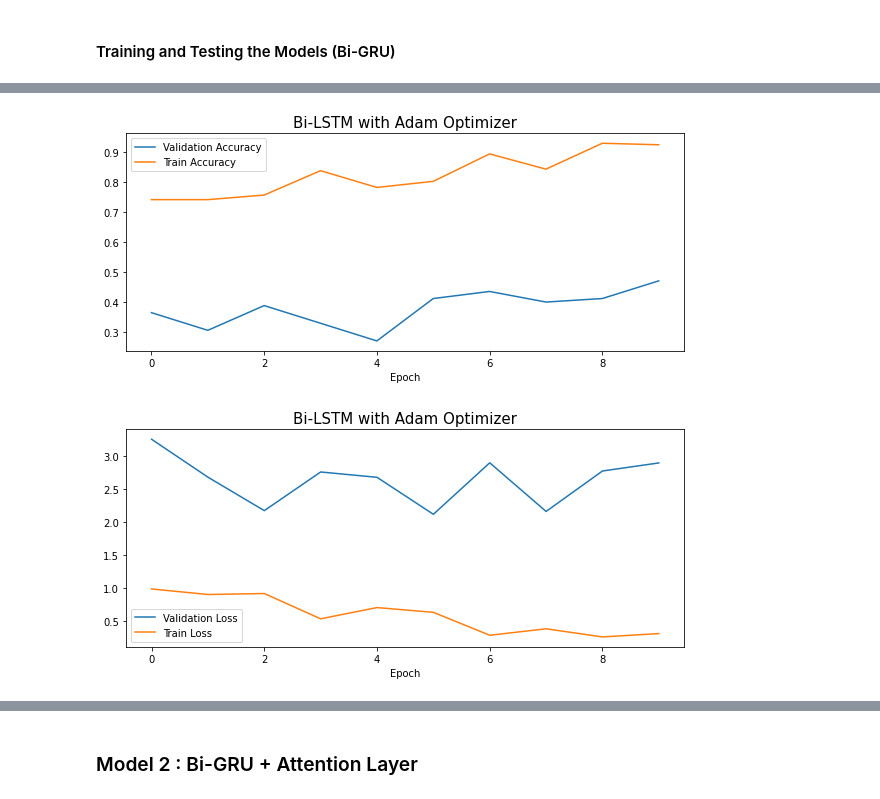
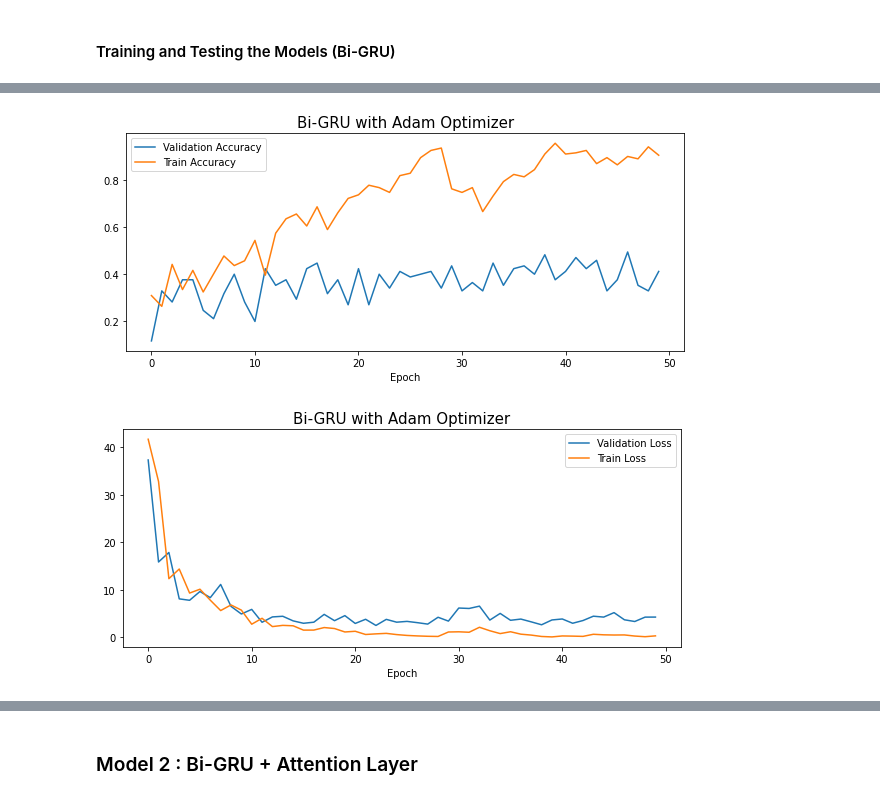
Before and after one commit to yashmaniya0/Respiratory-Sound-Classification-with-BiGRU-and-BiLSTMs, a Jupyter notebook: respiratory_sound_classification.ipynb, the cells around one changed output, grey strips where cells are left out. Saved outputs shown, nothing was run; the diff lists cells and outputs as text; code cells hidden in the pictures.

```diff
--- a/respiratory_sound_classification.ipynb
+++ b/respiratory_sound_classification.ipynb
@@ -554,7 +565,7 @@ plt.show()
 # %%
 class BiLSTM_Attention_XGB():
 
-    def __init__(self, n_epochs=10, n_LSTMS=16, dense1=512, dense2=256, n_classes=4, loss='CategoricalCrossentropy', optimizer=tf.keras.optimizers.SGD(0.0001)):
+    def __init__(self, n_epochs=10, n_LSTMS=16, dense1=512, dense2=128, n_classes=4, loss='CategoricalCrossentropy', optimizer=tf.keras.optimizers.SGD(0.0001)):
         self.n_LSTMS = n_LSTMS
         self.dense1 = dense1
         self.dense2 = dense2
@@ -594,7 +605,6 @@ class BiLSTM_Attention_XGB():
         model3 =keras.Model(inputs=[input3], outputs=[output3])
 
         model3.compile(loss=self.loss, optimizer=self.optimizer, metrics=['accuracy'])
-        model3.summary()
         self.model = model3
 
         tf.keras.utils.plot_model(model3, "./model_imgs/model3.png",show_shapes=True)
@@ -619,6 +629,6 @@ class BiLSTM_Attention_XGB():
 # %% [markdown]
 #### Bi-LSTM + Attention + XGBoost with Adam Optimizer
 # %%
-model3_Adam = BiLSTM_Attention_XGB(n_epochs=10, n_LSTMS=64, optimizer=tf.keras.optimizers.Adam(0.0005))
+model3_Adam = BiLSTM_Attention_XGB(n_epochs=50, n_LSTMS=64, optimizer=tf.keras.optimizers.Adam(0.0005))
 model3_Adam.fit(X_train, Y_train, xgb_model = XGB())
-xgb_preds_Adam = model3_Adam.predict(X)
+xgb_preds_Adam = model3_Adam.predict(X_test)
@@ -643,8 +635,8 @@ Epoch 10/10
 # %% [markdown]
 #### Bi-LSTM + Attention + XGBoost with SGD Optimizer
 # %%
-model3_SGD = BiLSTM_Attention_XGB(n_epochs=10, n_LSTMS=64, optimizer=tf.keras.optimizers.SGD(0.0005))
+model3_SGD = BiLSTM_Attention_XGB(n_epochs=50, n_LSTMS=64, optimizer=tf.keras.optimizers.SGD(0.0005))
 model3_SGD.fit(X_train, Y_train, xgb_model = XGB())
-xgb_preds_SGD = model3_SGD.predict(X)
+xgb_preds_SGD = model3_SGD.predict(X_test)
 # %% [markdown]
 ## **Evaluating Bi-LSTM Models**
@@ -656,10 +669,10 @@ xgb_preds_SGD = model3_SGD.predict(X)
 #### Bi-GRU with Adam Optimizer
 # %%
 input1 = tf.keras.Input(shape=(862,47))
-x1 = tf.keras.layers.Bidirectional(tf.keras.layers.GRU(64,input_shape=(None,862,47),return_sequences=True, dropout=0.01,recurrent_dropout=0.03))(input1)
+x1 = tf.keras.layers.Bidirectional(tf.keras.layers.GRU(64,input_shape=(None,862,47),return_sequences=True, dropout=0.05,recurrent_dropout=0.03))(input1)
 x2 = tf.keras.layers.Flatten()(x1)
-x3 = tf.keras.layers.Dense(1024, activation="relu")(x2)
-x5 = tf.keras.layers.Dense(256, activation="relu")(x3)
+x3 = tf.keras.layers.Dense(512, activation="relu")(x2)
+x5 = tf.keras.layers.Dense(128, activation="relu")(x3)
 output1 = tf.keras.layers.Dense(4, activation="softmax")(x5)
 biGRU_model1_adam =keras.Model(inputs=input1, outputs=[output1])
 
@@ -727,14 +740,11 @@ checkpoint = tf.keras.callbacks.ModelCheckpoint('./weights.h5', monitor='val_acc
 
 biGRU_history1_adam = biGRU_model1_adam.fit(X_train, Y_train_OH,
                     batch_size = 64,
-                    epochs = 10,
+                    epochs = 50,
                     verbose = 0,
                     validation_split = 0.3,callbacks=[checkpoint])
 
 biGRU_loss1_adam, biGRU_accuracy1_adam = biGRU_model1_adam.evaluate(X_test, Y_test_OH, batch_size = 32, verbose=2)
-
-print('\nTest loss:', biGRU_loss1_adam)
-print('Test accuracy:', biGRU_accuracy1_adam)
 
 biGRU_dff1_adam = pd.DataFrame(biGRU_history1_adam.history)
 
@@ -761,5 +771,5 @@ Test accuracy: 0.573283851146698
-[figure, old version]
+[figure, new version]
-[figure, old version]
+[figure, new version]
 # %%
 checkpoint = tf.keras.callbacks.ModelCheckpoint('./weights.h5', monitor='val_accuracy', save_best_only=False, verbose=0)
 
```
Also changed, not shown: parts of 31 cells of this notebook.
